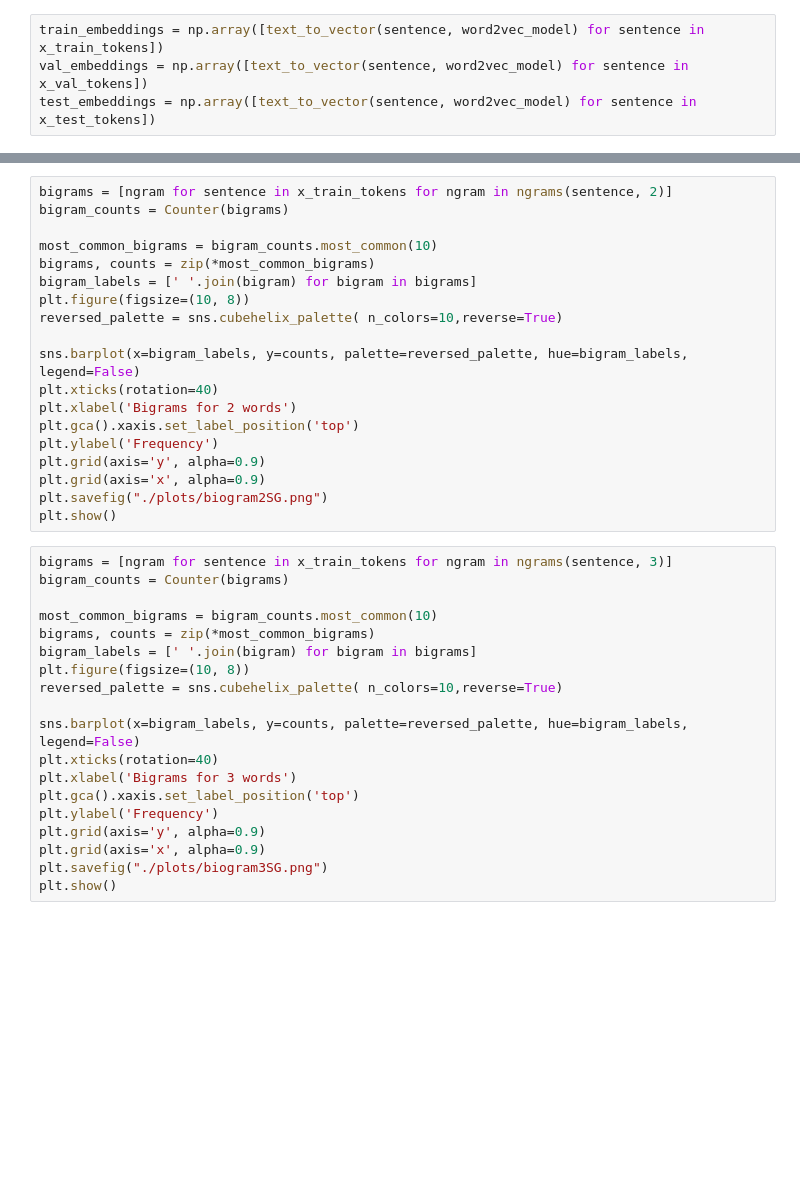
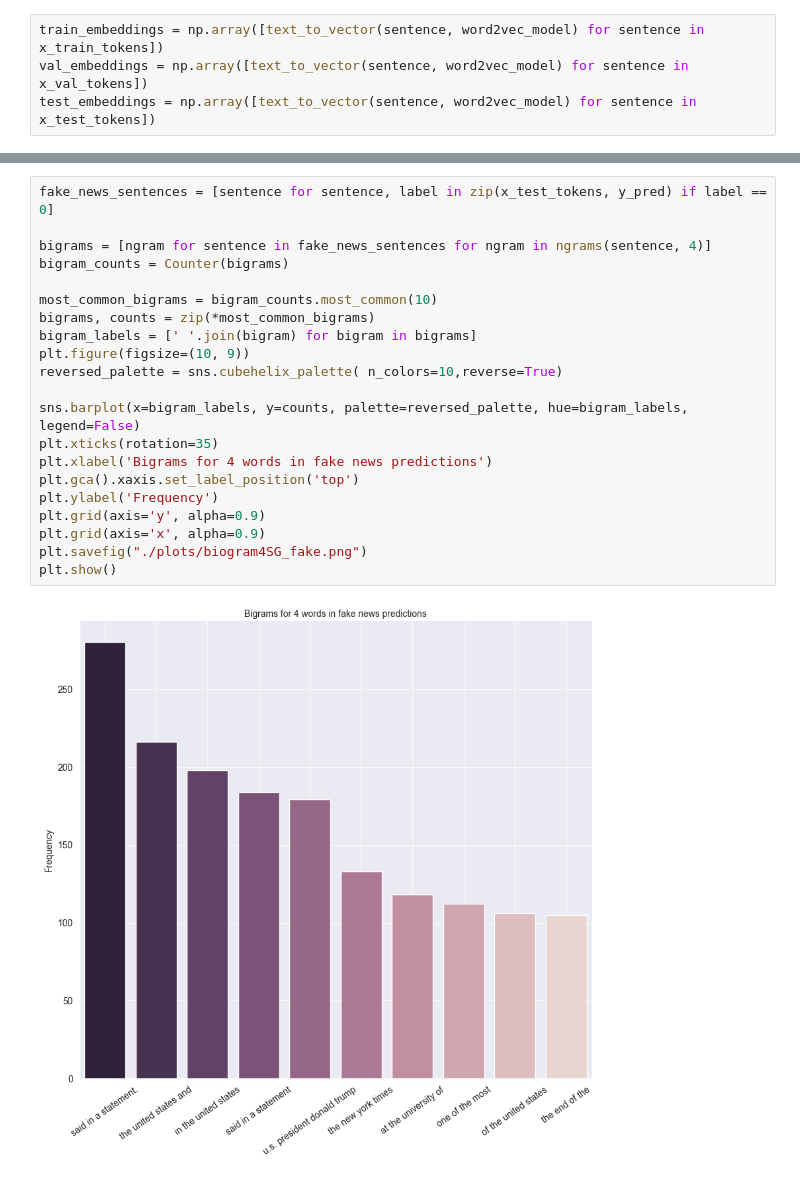
Before and after one commit to Apostol-Alin/NLP-fake-news-detection, a Jupyter notebook: classic-ml/random-forest/Random-Forest-Word2VecSkipGram-trained.ipynb, the cells around one changed output, grey strips where cells are left out. Saved outputs shown, nothing was run; the diff lists cells and outputs as text; blank space fills up the shorter version.

```diff
--- a/classic-ml/random-forest/Random-Forest-Word2VecSkipGram-trained.ipynb
+++ b/classic-ml/random-forest/Random-Forest-Word2VecSkipGram-trained.ipynb
@@ -91,38 +135,23 @@ plt.show()
 # %%
-bigrams = [ngram for sentence in x_train_tokens for ngram in ngrams(sentence, 2)]
+fake_news_sentences = [sentence for sentence, label in zip(x_test_tokens, y_pred) if label == 0]
+
+bigrams = [ngram for sentence in fake_news_sentences for ngram in ngrams(sentence, 4)]
 bigram_counts = Counter(bigrams)
 
 most_common_bigrams = bigram_counts.most_common(10)
 bigrams, counts = zip(*most_common_bigrams)
 bigram_labels = [' '.join(bigram) for bigram in bigrams]
-plt.figure(figsize=(10, 8))
+plt.figure(figsize=(10, 9))
 reversed_palette = sns.cubehelix_palette( n_colors=10,reverse=True)
 
 sns.barplot(x=bigram_labels, y=counts, palette=reversed_palette, hue=bigram_labels, legend=False)
-plt.xticks(rotation=40)
-plt.xlabel('Bigrams for 2 words')
+plt.xticks(rotation=35)
+plt.xlabel('Bigrams for 4 words in fake news predictions')
 plt.gca().xaxis.set_label_position('top')
 plt.ylabel('Frequency')
 plt.grid(axis='y', alpha=0.9)
 plt.grid(axis='x', alpha=0.9)
-plt.savefig("./plots/biogram2SG.png")
+plt.savefig("./plots/biogram4SG_fake.png")
 plt.show()
+# %% [output]
+[figure, added]
-# %%
-bigrams = [ngram for sentence in x_train_tokens for ngram in ngrams(sentence, 3)]
-bigram_counts = Counter(bigrams)
-
-most_common_bigrams = bigram_counts.most_common(10)
-bigrams, counts = zip(*most_common_bigrams)
-bigram_labels = [' '.join(bigram) for bigram in bigrams]
-plt.figure(figsize=(10, 8))
-reversed_palette = sns.cubehelix_palette( n_colors=10,reverse=True)
-
-sns.barplot(x=bigram_labels, y=counts, palette=reversed_palette, hue=bigram_labels, legend=False)
-plt.xticks(rotation=40)
-plt.xlabel('Bigrams for 3 words')
-plt.gca().xaxis.set_label_position('top')
-plt.ylabel('Frequency')
-plt.grid(axis='y', alpha=0.9)
-plt.grid(axis='x', alpha=0.9)
-plt.savefig("./plots/biogram3SG.png")
-plt.show()
```
Also changed, not shown: parts of 8 cells of this notebook, 3 other files.
